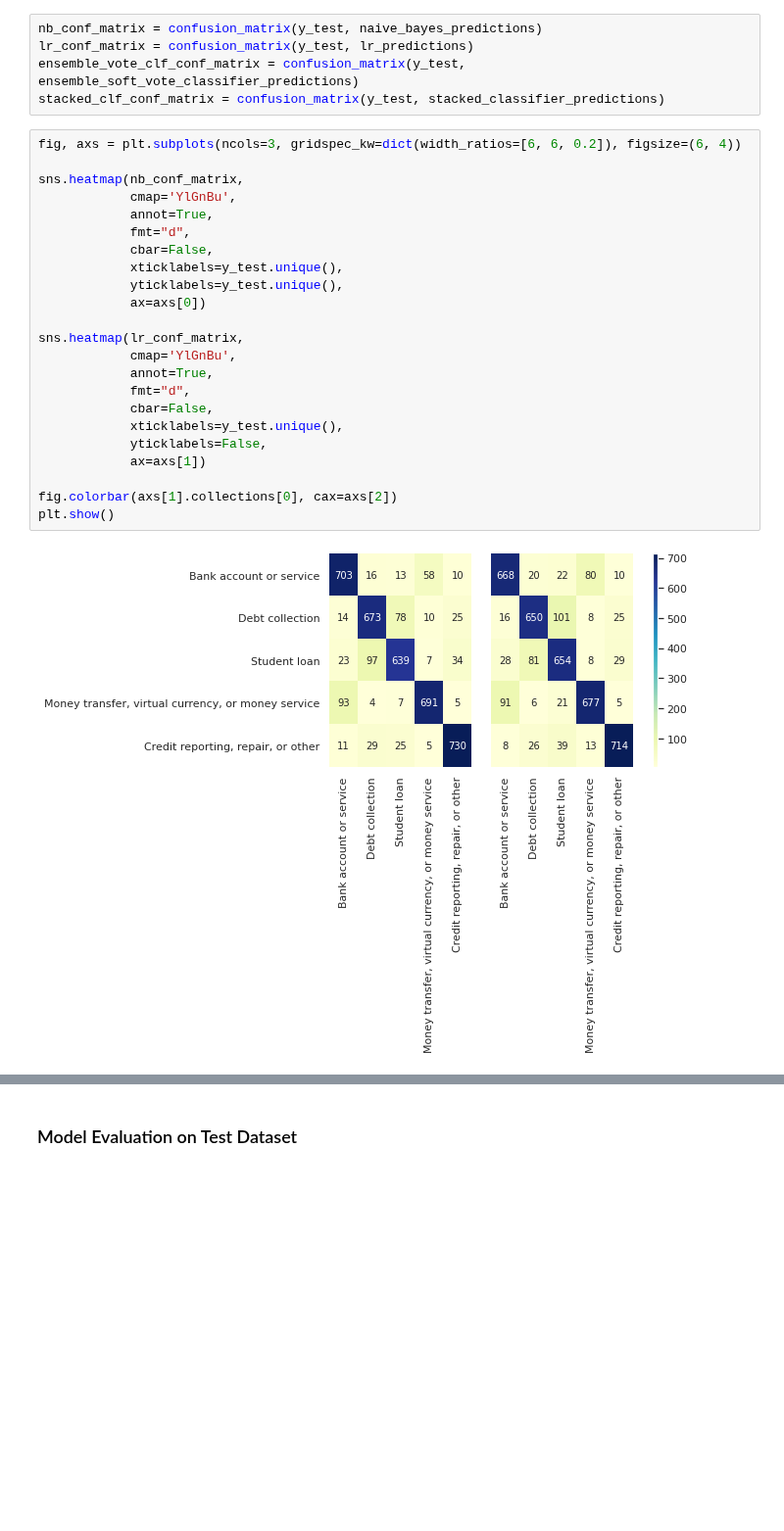
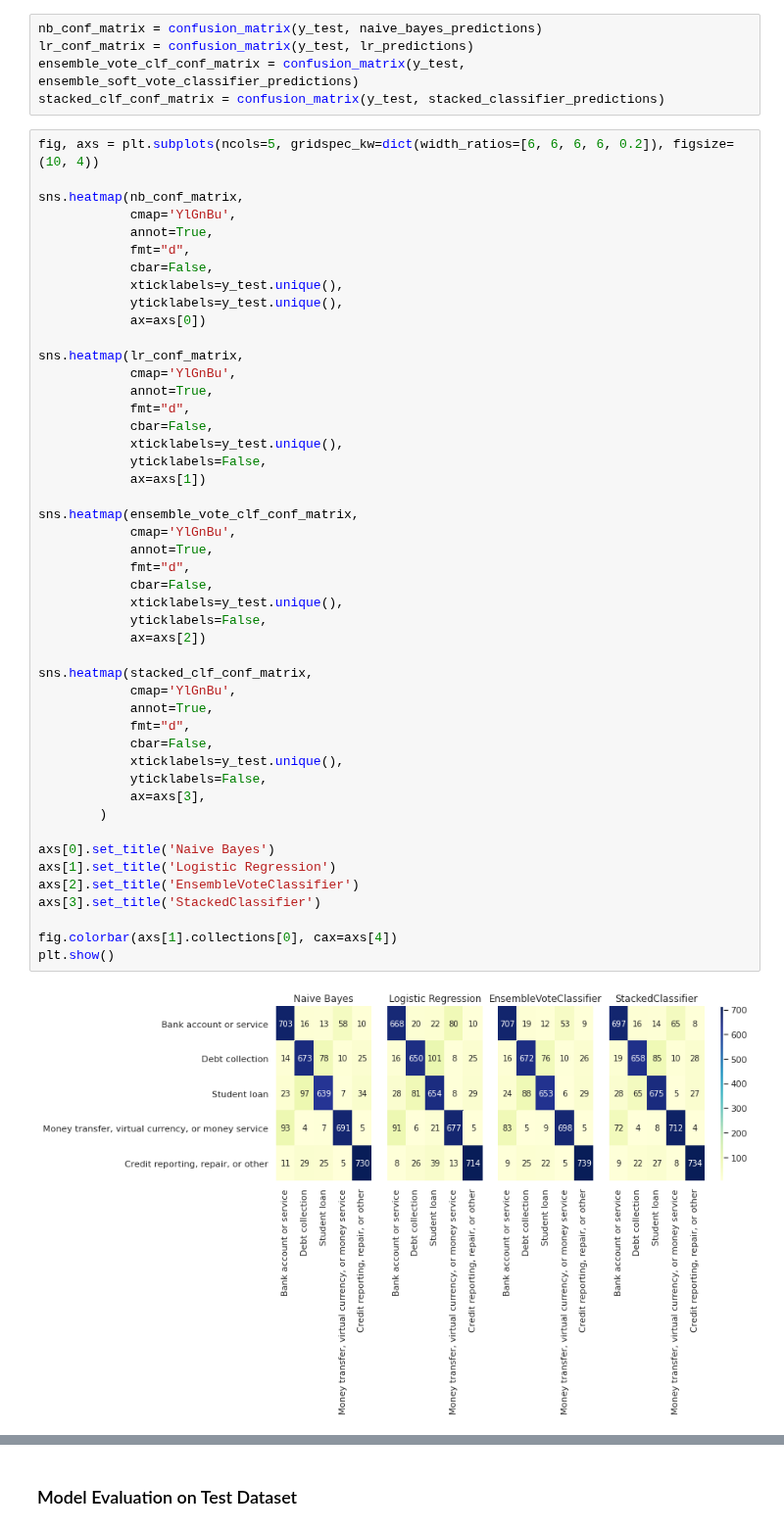
Before and after one commit to pardeep-singh/ml_classroom, a Jupyter notebook: text_classification_using_ensemble_model/consumer_complaints_classification.ipynb, the cells around one changed output, grey strips where cells are left out. Shown at 98% size. Cells and saved outputs as stored; diff of their text form; blank space fills up the shorter version.

Commit message:
Add Condorcet's jury theorem Example
- Fix Confusion Matrixes Plots.

```diff
--- a/text_classification_using_ensemble_model/consumer_complaints_classification.ipynb
+++ b/text_classification_using_ensemble_model/consumer_complaints_classification.ipynb
@@ -360,27 +363,51 @@ lr_conf_matrix = confusion_matrix(y_test, lr_predictions)
 ensemble_vote_clf_conf_matrix = confusion_matrix(y_test, ensemble_soft_vote_classifier_predictions)
 stacked_clf_conf_matrix = confusion_matrix(y_test, stacked_classifier_predictions)
 # %%
-fig, axs = plt.subplots(ncols=3, gridspec_kw=dict(width_ratios=[6, 6, 0.2]), figsize=(6, 4))
+fig, axs = plt.subplots(ncols=5, gridspec_kw=dict(width_ratios=[6, 6, 6, 6, 0.2]), figsize=(10, 4))
 
 sns.heatmap(nb_conf_matrix,
             cmap='YlGnBu',
             annot=True,
             fmt="d",
             cbar=False,
             xticklabels=y_test.unique(),
             yticklabels=y_test.unique(),
             ax=axs[0])
 
 sns.heatmap(lr_conf_matrix,
             cmap='YlGnBu',
             annot=True,
             fmt="d",
             cbar=False,
             xticklabels=y_test.unique(),
             yticklabels=False,
             ax=axs[1])
 
-fig.colorbar(axs[1].collections[0], cax=axs[2])
+sns.heatmap(ensemble_vote_clf_conf_matrix,
+            cmap='YlGnBu',
+            annot=True,
+            fmt="d",
+            cbar=False,
+            xticklabels=y_test.unique(),
+            yticklabels=False,
+            ax=axs[2])
+
+sns.heatmap(stacked_clf_conf_matrix,
+            cmap='YlGnBu',
+            annot=True,
+            fmt="d",
+            cbar=False,
+            xticklabels=y_test.unique(),
+            yticklabels=False,
+            ax=axs[3],
+        )
+
+axs[0].set_title('Naive Bayes')
+axs[1].set_title('Logistic Regression')
+axs[2].set_title('EnsembleVoteClassifier')
+axs[3].set_title('StackedClassifier')
+
+fig.colorbar(axs[1].collections[0], cax=axs[4])
 plt.show()
 # %% [output]
-[figure, old version]
+[figure, new version]
```
Also changed, not shown: parts of 9 cells of this notebook.
